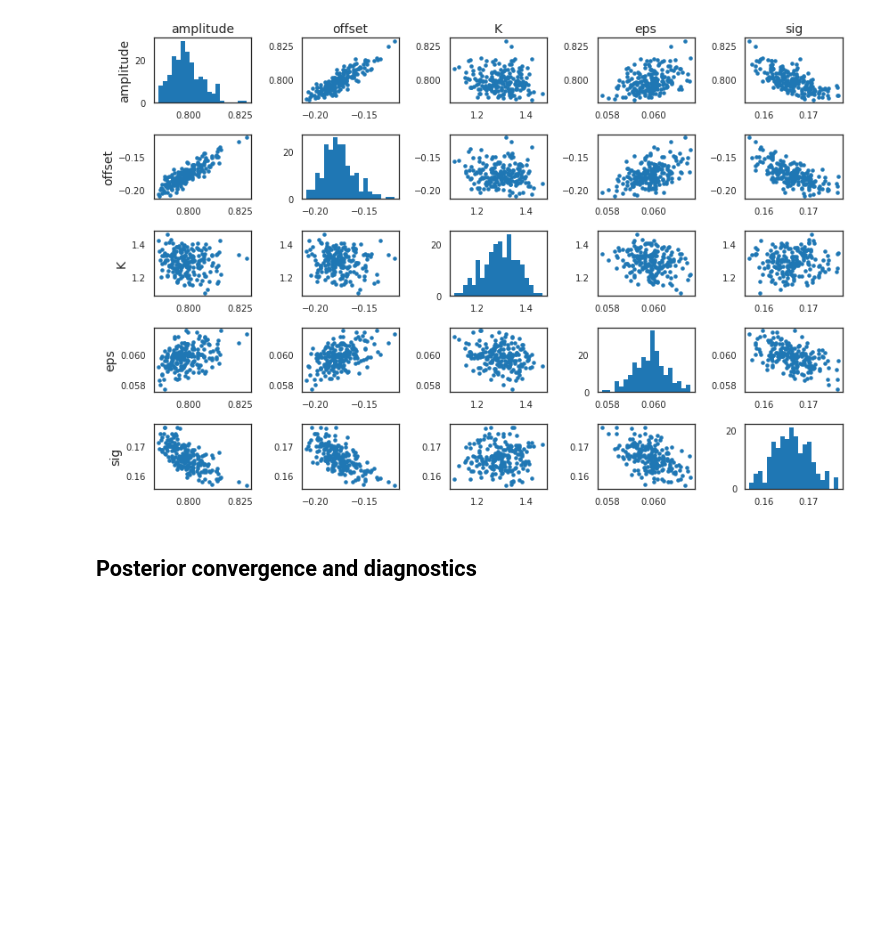
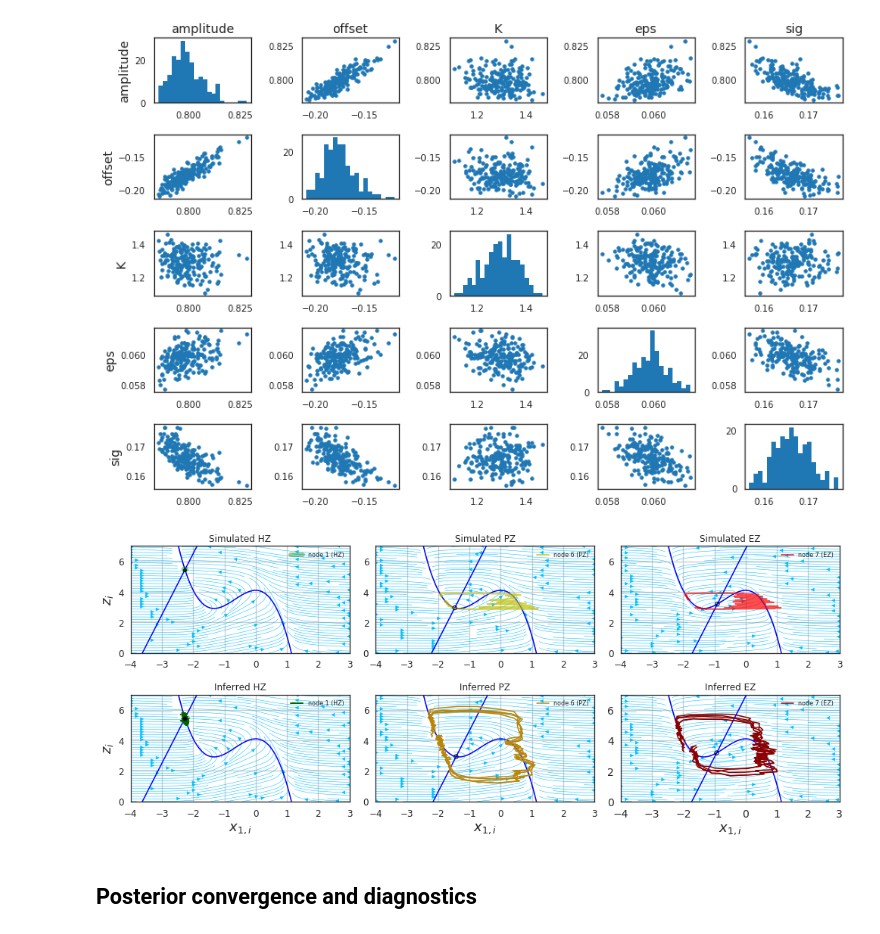
Before and after one commit to ins-amu/BVEP, a Jupyter notebook: BVEP_noncen_stan_patient1.ipynb, the cells around one changed output. Saved outputs shown, nothing was run; the diff lists cells and outputs as text; code cells hidden in the pictures; blank space fills up the shorter version.

```diff
--- a/BVEP_noncen_stan_patient1.ipynb
+++ b/BVEP_noncen_stan_patient1.ipynb
@@ -414,6 +414,25 @@ plt.savefig(os.path.join(Reportmetrics_dir,"figure_pairplot"+str(model)+"_chain_
 plt.show()
 # %% [output]
 [figure]
+# %%
+from report_plots import func_2DepileptorEqs,  plot_phasespace
+
+I=I1+1;
+InitialGuess=np.array([[-1.0, 3.0]])
+rGuess = np.repeat(InitialGuess, int(num_nodes), axis=0)
+
+true_roots_K0 = fsolve(func_2DepileptorEqs,rGuess, args=(eta_true_mu, 0.0, I, SC))
+true_roots = fsolve(func_2DepileptorEqs,rGuess, args=(eta_true_mu, Ks, I, SC))
+
+estimated_roots_K0 = fsolve(func_2DepileptorEqs,rGuess, args=(eta_est_mu_nuts, 0.0, I, SC))
+estimated_roots = fsolve(func_2DepileptorEqs,rGuess, args=(eta_est_mu_nuts, Kest_nuts.mean(), I, SC))
+# %%
+plt.figure(figsize=(14, 6))
+plot_phasespace(fit, network, nodes, showpicks, SC,  eta_true_mu, Ks,  true_roots, true_roots_K0, estimated_roots, estimated_roots_K0);
+plt.savefig(os.path.join(Reportmetrics_dir,"figure_phaseplane"+str(model)+"_chain_"+str(chain)+".png"), dpi=300)
+plt.show();
+# %% [output]
+[figure, added]
 # %% [markdown]
 ## Posterior convergence and diagnostics
 # %%
```
Also changed, not shown: parts of 4 cells of this notebook, 2 other files.
